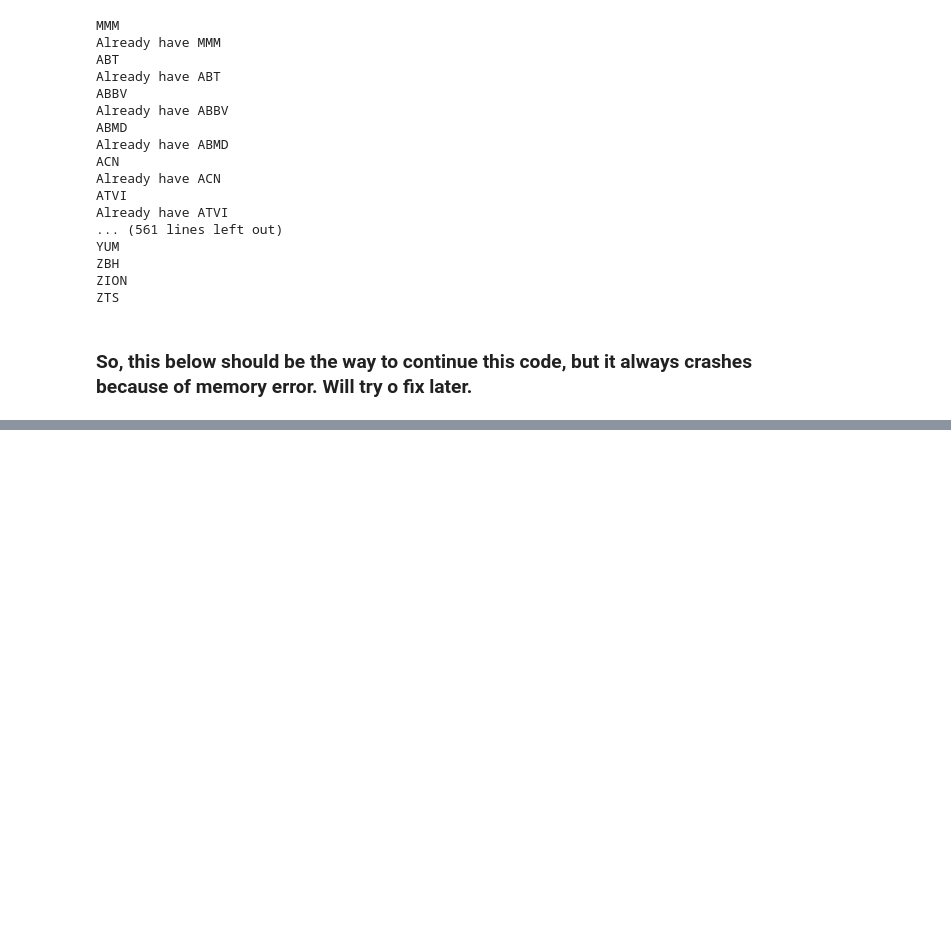
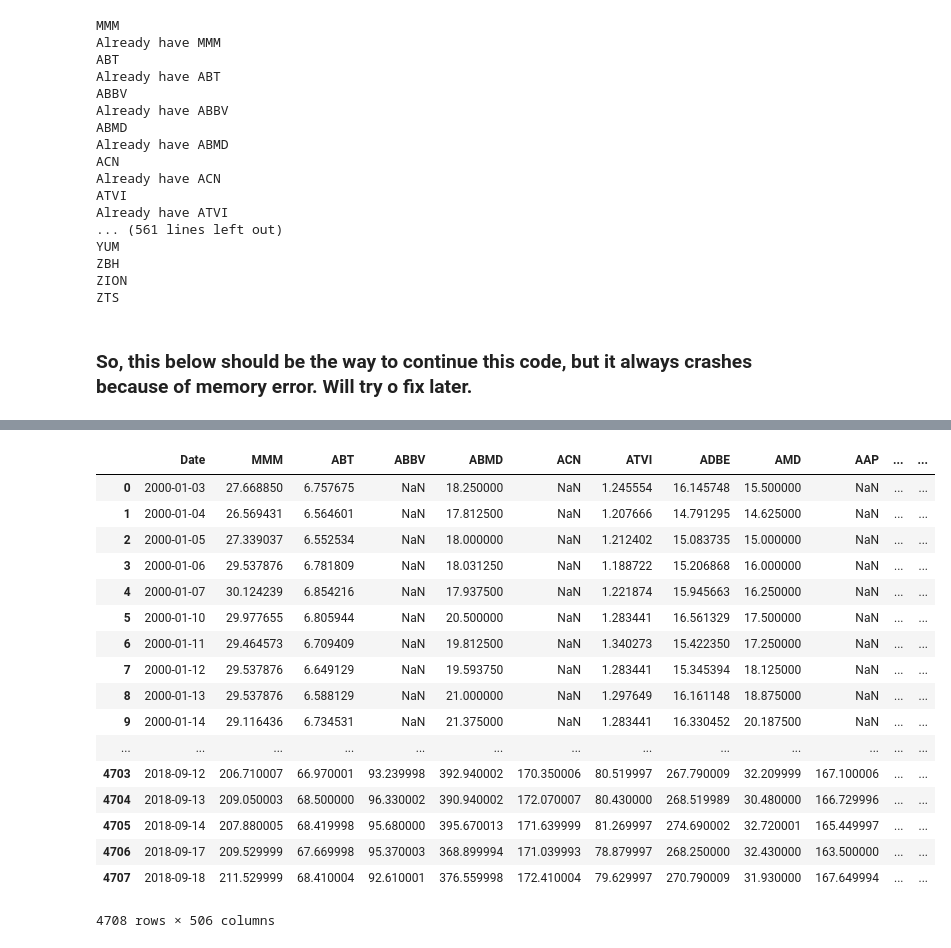
Before and after one commit to joaopppobr/FinancialPython, a Jupyter notebook: sp500.ipynb, the cells around one changed output, grey strips where cells are left out. Cells and saved outputs as stored; diff of their text form; code cells hidden in the pictures; blank space fills up the shorter version.

```diff
--- a/sp500.ipynb
+++ b/sp500.ipynb
@@ -124,0 +142,23 @@ def compile_data():
+# %%
+main_df = pd.read_csv('sp500_joined_closes.csv')
+# %%
+main_df
+# %% [output]
+|  | Date | MMM | ABT | ABBV | ABMD | ACN | ATVI | ADBE | AMD | AAP | ... | ... |
+| 0 | 2000-01-03 | 27.668850 | 6.757675 | NaN | 18.250000 | NaN | 1.245554 | 16.145748 | 15.500000 | NaN | ... | ... |
+| 1 | 2000-01-04 | 26.569431 | 6.564601 | NaN | 17.812500 | NaN | 1.207666 | 14.791295 | 14.625000 | NaN | ... | ... |
+| 2 | 2000-01-05 | 27.339037 | 6.552534 | NaN | 18.000000 | NaN | 1.212402 | 15.083735 | 15.000000 | NaN | ... | ... |
+| 3 | 2000-01-06 | 29.537876 | 6.781809 | NaN | 18.031250 | NaN | 1.188722 | 15.206868 | 16.000000 | NaN | ... | ... |
+| 4 | 2000-01-07 | 30.124239 | 6.854216 | NaN | 17.937500 | NaN | 1.221874 | 15.945663 | 16.250000 | NaN | ... | ... |
+| 5 | 2000-01-10 | 29.977655 | 6.805944 | NaN | 20.500000 | NaN | 1.283441 | 16.561329 | 17.500000 | NaN | ... | ... |
+| 6 | 2000-01-11 | 29.464573 | 6.709409 | NaN | 19.812500 | NaN | 1.340273 | 15.422350 | 17.250000 | NaN | ... | ... |
+| 7 | 2000-01-12 | 29.537876 | 6.649129 | NaN | 19.593750 | NaN | 1.283441 | 15.345394 | 18.125000 | NaN | ... | ... |
+| 8 | 2000-01-13 | 29.537876 | 6.588129 | NaN | 21.000000 | NaN | 1.297649 | 16.161148 | 18.875000 | NaN | ... | ... |
+| 9 | 2000-01-14 | 29.116436 | 6.734531 | NaN | 21.375000 | NaN | 1.283441 | 16.330452 | 20.187500 | NaN | ... | ... |
+| ... | ... | ... | ... | ... | ... | ... | ... | ... | ... | ... | ... | ... |
+| 4703 | 2018-09-12 | 206.710007 | 66.970001 | 93.239998 | 392.940002 | 170.350006 | 80.519997 | 267.790009 | 32.209999 | 167.100006 | ... | ... |
+| 4704 | 2018-09-13 | 209.050003 | 68.500000 | 96.330002 | 390.940002 | 172.070007 | 80.430000 | 268.519989 | 30.480000 | 166.729996 | ... | ... |
+| 4705 | 2018-09-14 | 207.880005 | 68.419998 | 95.680000 | 395.670013 | 171.639999 | 81.269997 | 274.690002 | 32.720001 | 165.449997 | ... | ... |
+| 4706 | 2018-09-17 | 209.529999 | 67.669998 | 95.370003 | 368.899994 | 171.039993 | 78.879997 | 268.250000 | 32.430000 | 163.500000 | ... | ... |
+| 4707 | 2018-09-18 | 211.529999 | 68.410004 | 92.610001 | 376.559998 | 172.410004 | 79.629997 | 270.790009 | 31.930000 | 167.649994 | ... | ... |
+4708 rows × 506 columns
```
Also changed, not shown: parts of 3 cells of this notebook.
